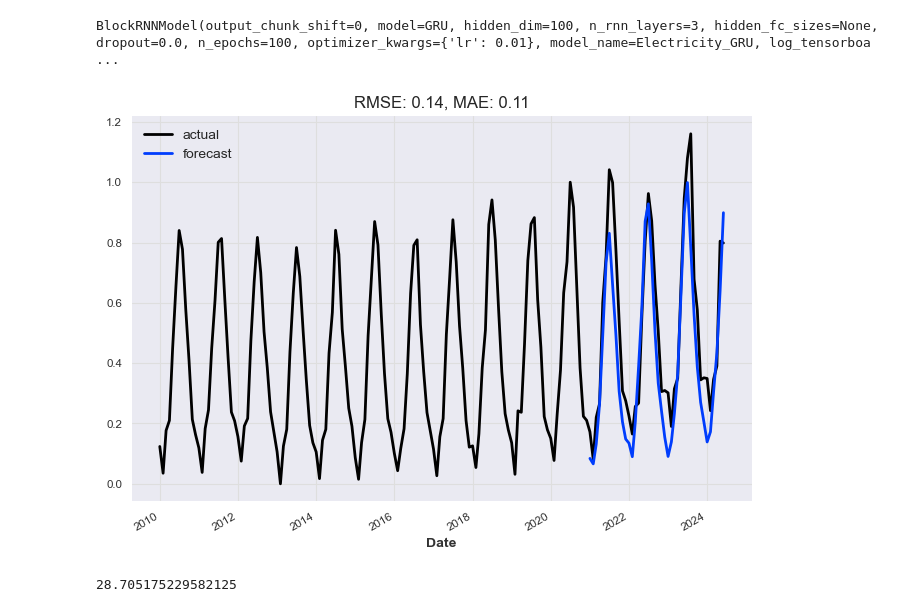
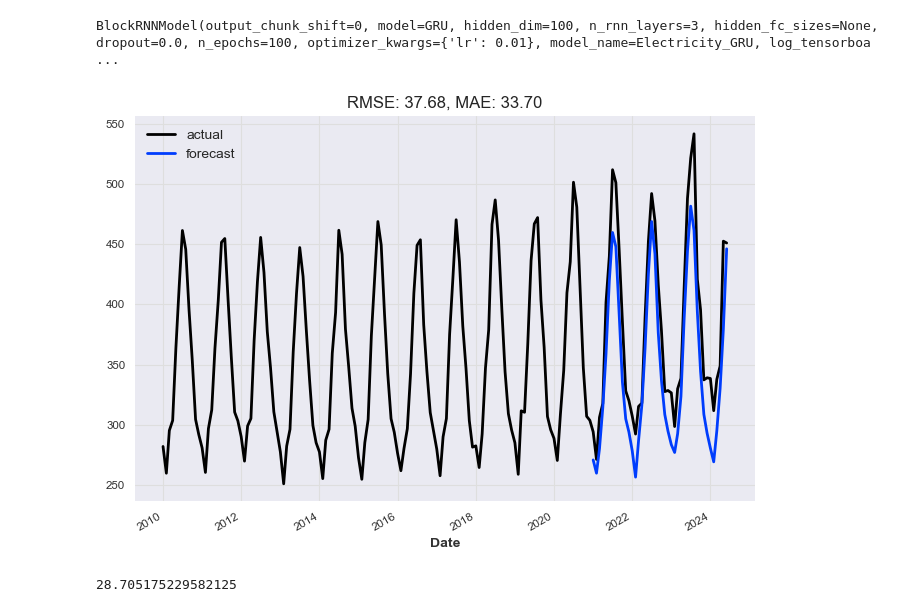
Before and after one commit to TheVeryCoolJackson/COMPSCI760-Electricity-Timeseries, a Jupyter notebook: RNN_test/RNN_test.ipynb, the cells around one changed output. Drawn from its saved outputs; the diff is of its cells as text; code cells hidden in the pictures.

Commit message:
check rmse and mae using original scale

```diff
--- a/RNN_test/RNN_test.ipynb
+++ b/RNN_test/RNN_test.ipynb
@@ -30,8 +30,8 @@ electricity_consumption
 174 rows × 11 columns
 # %%
 # read immigration data
-immigration = pd.read_csv("../immigrationData/immigration_population_type.csv")
-immigration['Date'] = pd.to_datetime(immigration['Date'], format='%Y-%m-%d')
-immigration['Date'] = immigration['Date'] - pd.offsets.MonthEnd(1) + pd.offsets.Day(1)
-electricity_consumption['Date'] = pd.to_datetime(electricity_consumption['Date'], format='%Y-%m-%d')
-electricity_consumption = electricity_consumption.merge(immigration, on='Date', how='left')
+# immigration = pd.read_csv("../immigrationData/immigration_population_type.csv")
+# immigration['Date'] = pd.to_datetime(immigration['Date'], format='%Y-%m-%d')
+# immigration['Date'] = immigration['Date'] - pd.offsets.MonthEnd(1) + pd.offsets.Day(1)
+# electricity_consumption['Date'] = pd.to_datetime(electricity_consumption['Date'], format='%Y-%m-%d')
+# electricity_consumption = electricity_consumption.merge(immigration, on='Date', how='left')
@@ -101,8 +85,8 @@ val_transformed = transformer.transform(val)
 series_transformed = transformer.transform(ts)
 
 #split past covariates
-train_past_cov = train_transformed[['Days Of Wind Gust >= 24 Knots in Day', 'Mean Air Temperature in Celsius', 'Mean Vapour Pressure Hpa', 'Count']]
-val_past_cov = val_transformed[['Days Of Wind Gust >= 24 Knots in Day', 'Mean Air Temperature in Celsius', 'Mean Vapour Pressure Hpa', 'Count']]
+train_past_cov = train_transformed[['Days Of Wind Gust >= 24 Knots in Day', 'Mean Air Temperature in Celsius', 'Mean Vapour Pressure Hpa']]
+val_past_cov = val_transformed[['Days Of Wind Gust >= 24 Knots in Day', 'Mean Air Temperature in Celsius', 'Mean Vapour Pressure Hpa']]
 
 # replace missing value with the mean of column
 train_past_cov = train_past_cov.pd_dataframe()
@@ -161,18 +125,20 @@ BlockRNNModel(output_chunk_shift=0, model=GRU, hidden_dim=100, n_rnn_layers=3, h
 # %%
 def eval_model(model):
     pred_series = model.predict(n=42)
     plt.figure(figsize=(8, 5))
-    series_transformed['Est. Total consumption (GWh)'].plot(label="actual")
-    pred_series['Est. Total consumption (GWh)'].plot(label="forecast")
-    plt.title("RMSE: {:.2f}, MAE: {:.2f}".format(rmse(val_target, pred_series), mae(val_target, pred_series)))
+    pred_series_reversed = transformer_target.inverse_transform(pred_series)
+    series_transformed_reversed = transformer.inverse_transform(series_transformed)
+    val_target_reversed = transformer_target.inverse_transform(val_target)
+    series_transformed_reversed['Est. Total consumption (GWh)'].plot(label="actual")
+    pred_series_reversed['Est. Total consumption (GWh)'].plot(label="forecast")
+
+    plt.title("RMSE: {:.2f}, MAE: {:.2f}".format(rmse(val_target_reversed, pred_series_reversed), mae(val_target_reversed, pred_series_reversed)))
     plt.legend()
     return pred_series
 
 pred_series_transformed = eval_model(model_gru)
-
-# Mean Absolute Percentage Error
 # %% [output]
-[figure, old version]
+[figure, new version]
 # %%
 mae(transformer_target.inverse_transform(val_target), transformer_target.inverse_transform(pred_series_transformed))
 # %% [output]
```
Also changed, not shown: parts of 7 cells of this notebook.
